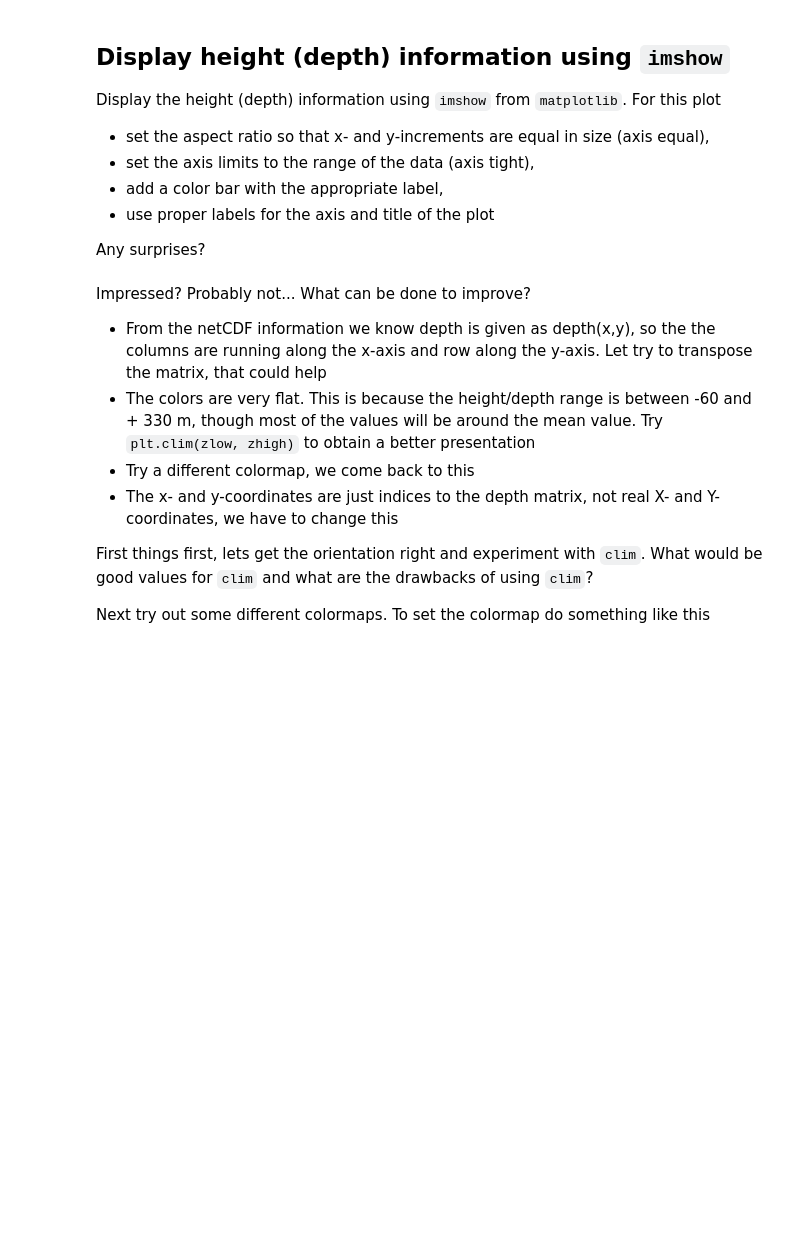
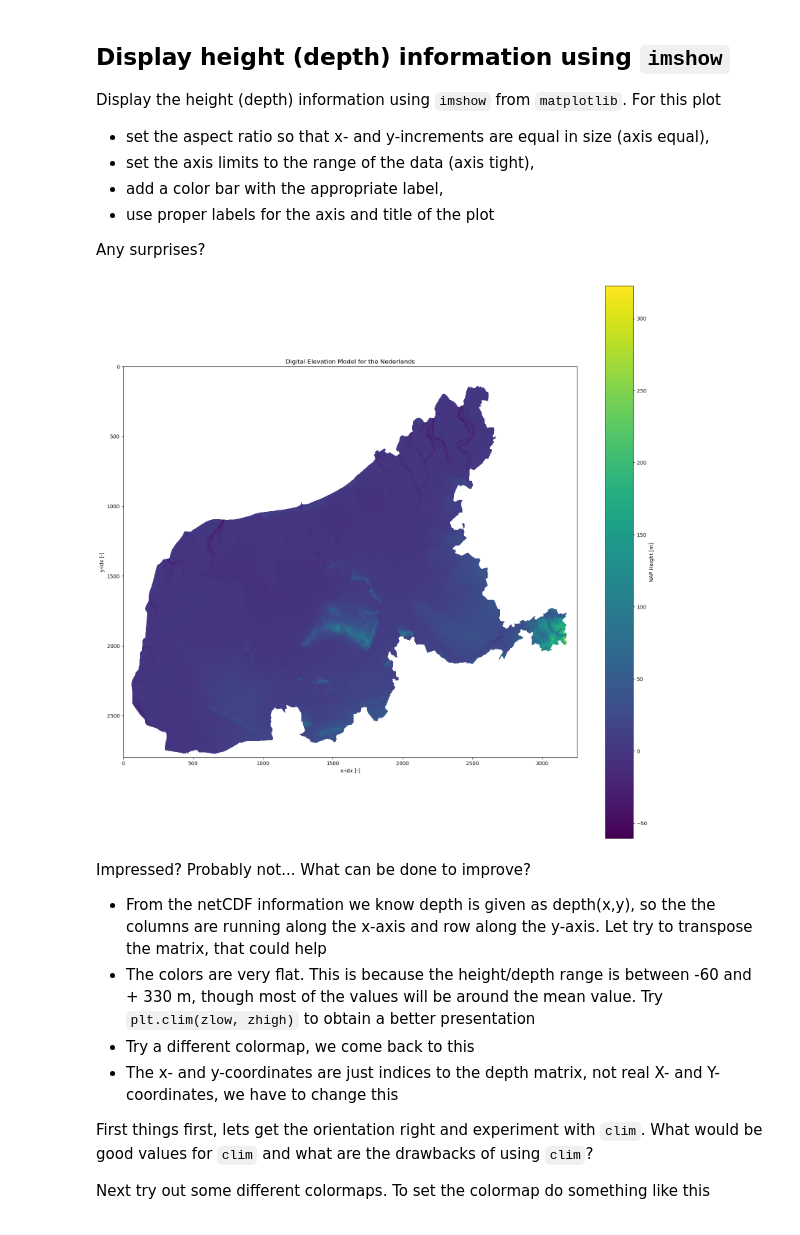
Before and after one commit to mlinds/sim_vis, a Jupyter notebook: module3/CIE4604_M3_Exercise1and2_ahn/CIE4604_M3_Exercise1_ahn.ipynb, the cells around one changed output. Drawn from its saved outputs; the diff is of its cells as text; code cells hidden in the pictures; blank space fills up the shorter version.

```diff
--- a/module3/CIE4604_M3_Exercise1and2_ahn/CIE4604_M3_Exercise1_ahn.ipynb
+++ b/module3/CIE4604_M3_Exercise1and2_ahn/CIE4604_M3_Exercise1_ahn.ipynb
@@ -14,9 +14,13 @@ For the visualization we use `matplotlib.pyplot`. The Dutch elevation model with
 If the netCDF4 module is not installed, do `conda install netCDF4` from the command line first.
 # %%
 # Importing the libraries
+
 import matplotlib.pyplot as plt
 import numpy as np
 import netCDF4 as nc
+
+plt.rcParams['figure.dpi'] = 100
+plt.rcParams['figure.figsize'] = (20, 20)
 # %% [markdown]
 The elevation dataset is given in an NetCDF file with the name `mv100.nc`
 
@@ -76,15 +182,16 @@ Display the height (depth) information using `imshow` from `matplotlib`. For thi
 Any surprises?
 # %%
 # Plot using imshow
-fig, ax = plt.subplots(1, 1, figsize=(10, 8))
 plt.imshow(z)
 plt.colorbar(label='NAP Height [m]')
 ax.axis('equal')
 ax.axis('tight')
 plt.title('Digital Elevation Model for the Nederlands')
 plt.xlabel('x-idx [-]')
 plt.ylabel('y-idx [-]')
 plt.show()
+# %% [output]
+[figure, added]
 # %% [markdown]
 Impressed? Probably not... What can be done to improve?
 
```
Also changed, not shown: parts of 12 cells of this notebook, 1 other file.
